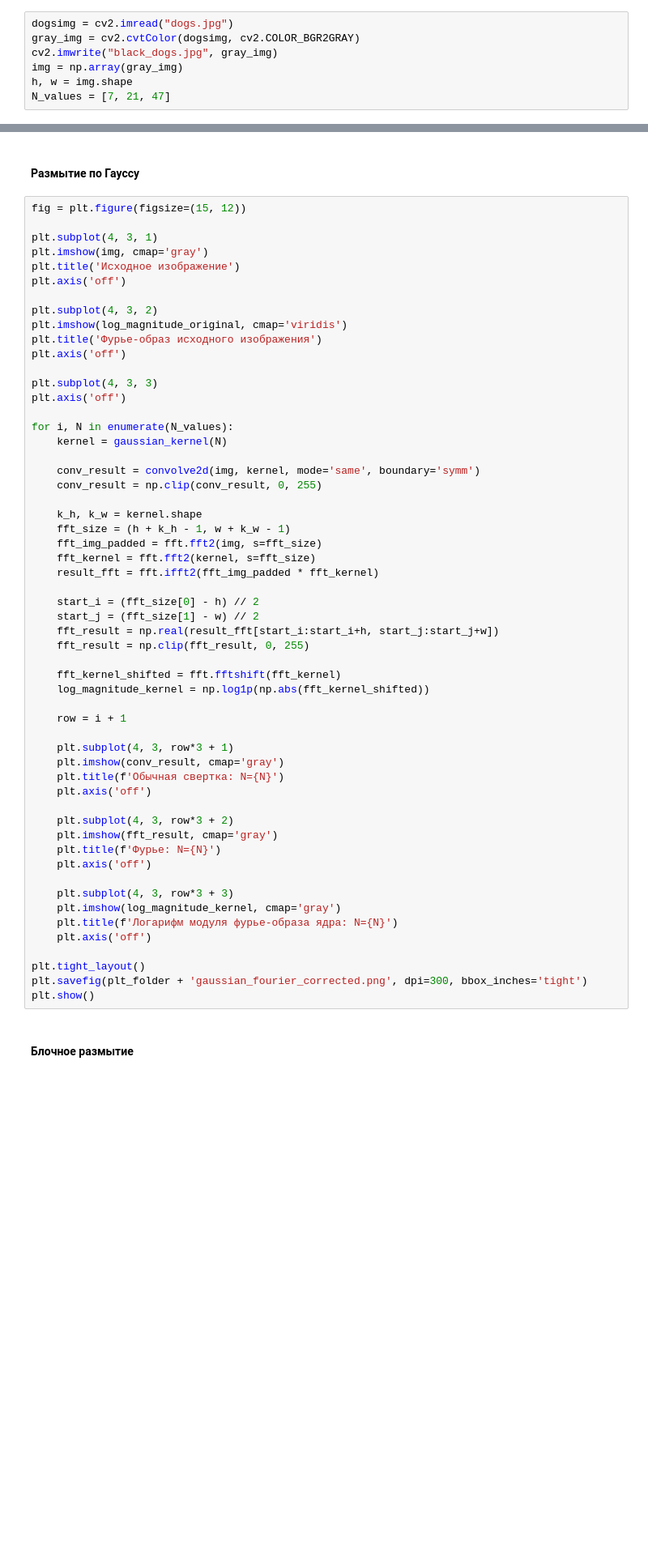
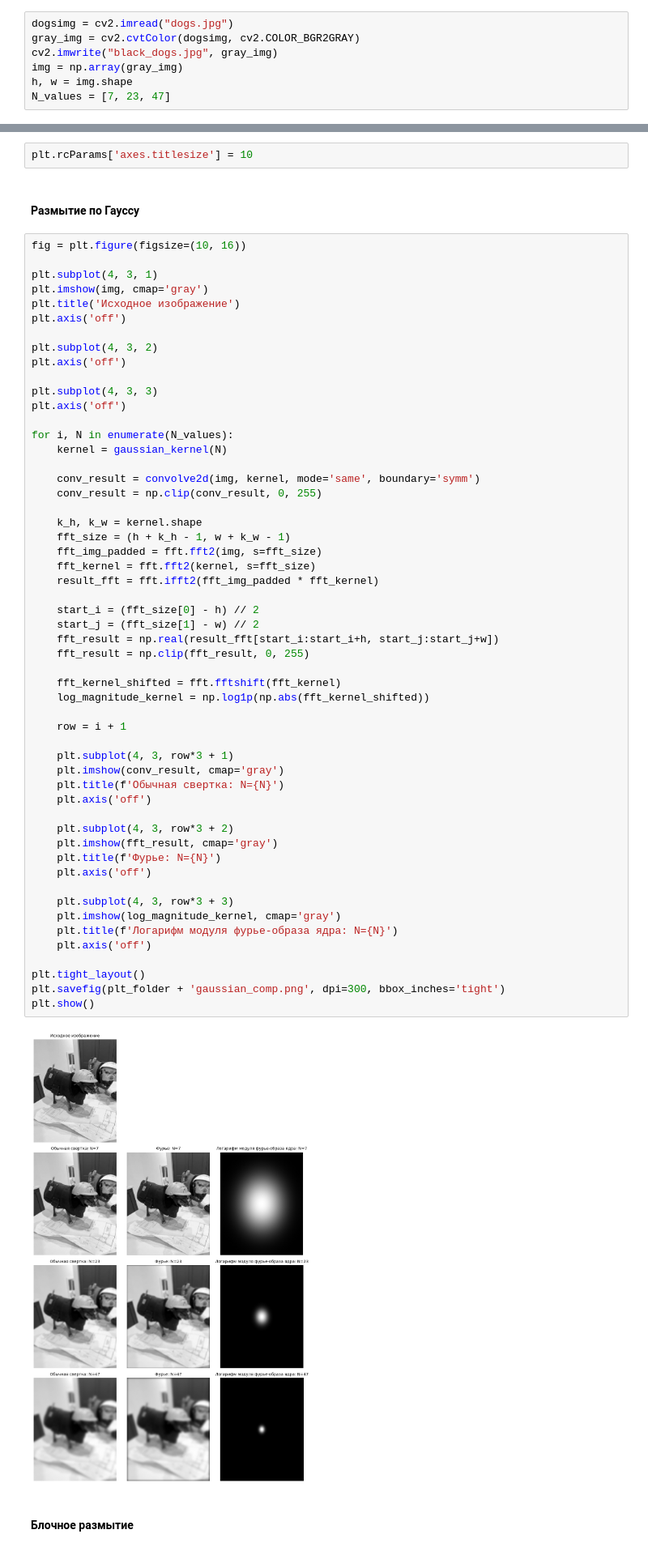
Before and after one commit to n-sukhov/ITMO-courses, a Jupyter notebook: Fourier_Methods/Lab6/Lab6.ipynb, the cells around one changed output, grey strips where cells are left out. Shown at 81% size. Drawn from its saved outputs; the diff is of its cells as text; blank space fills up the shorter version.

```diff
--- a/Fourier_Methods/Lab6/Lab6.ipynb
+++ b/Fourier_Methods/Lab6/Lab6.ipynb
@@ -59,4 +59,4 @@ gray_img = cv2.cvtColor(dogsimg, cv2.COLOR_BGR2GRAY)
 cv2.imwrite("black_dogs.jpg", gray_img)
 img = np.array(gray_img)
 h, w = img.shape
-N_values = [7, 21, 47]
+N_values = [7, 23, 47]
@@ -95,7 +95,9 @@ log_magnitude_original = np.log1p(np.abs(fft_original))
+# %%
+plt.rcParams['axes.titlesize'] = 10
 # %% [markdown]
 #### Размытие по Гауссу
 # %%
-fig = plt.figure(figsize=(15, 12))
+fig = plt.figure(figsize=(10, 16))
 
 plt.subplot(4, 3, 1)
 plt.imshow(img, cmap='gray')
@@ -103,8 +105,6 @@ plt.title('Исходное изображение')
 plt.axis('off')
 
 plt.subplot(4, 3, 2)
-plt.imshow(log_magnitude_original, cmap='viridis')
-plt.title('Фурье-образ исходного изображения')
 plt.axis('off')
 
 plt.subplot(4, 3, 3)
@@ -122,34 +122,36 @@ for i, N in enumerate(N_values):
     fft_kernel = fft.fft2(kernel, s=fft_size)
     result_fft = fft.ifft2(fft_img_padded * fft_kernel)
 
     start_i = (fft_size[0] - h) // 2
     start_j = (fft_size[1] - w) // 2
     fft_result = np.real(result_fft[start_i:start_i+h, start_j:start_j+w])
     fft_result = np.clip(fft_result, 0, 255)
 
     fft_kernel_shifted = fft.fftshift(fft_kernel)
     log_magnitude_kernel = np.log1p(np.abs(fft_kernel_shifted))
 
     row = i + 1
 
     plt.subplot(4, 3, row*3 + 1)
     plt.imshow(conv_result, cmap='gray')
     plt.title(f'Обычная свертка: N={N}')
     plt.axis('off')
 
     plt.subplot(4, 3, row*3 + 2)
     plt.imshow(fft_result, cmap='gray')
     plt.title(f'Фурье: N={N}')
     plt.axis('off')
 
     plt.subplot(4, 3, row*3 + 3)
     plt.imshow(log_magnitude_kernel, cmap='gray')
     plt.title(f'Логарифм модуля фурье-образа ядра: N={N}')
     plt.axis('off')
 
 plt.tight_layout()
-plt.savefig(plt_folder + 'gaussian_fourier_corrected.png', dpi=300, bbox_inches='tight')
+plt.savefig(plt_folder + 'gaussian_comp.png', dpi=300, bbox_inches='tight')
 plt.show()
+# %% [output]
+[figure, added]
 # %% [markdown]
 #### Блочное размытие
 # %% [markdown]
```
Also changed, not shown: parts of 2 cells of this notebook, 1 other file.
